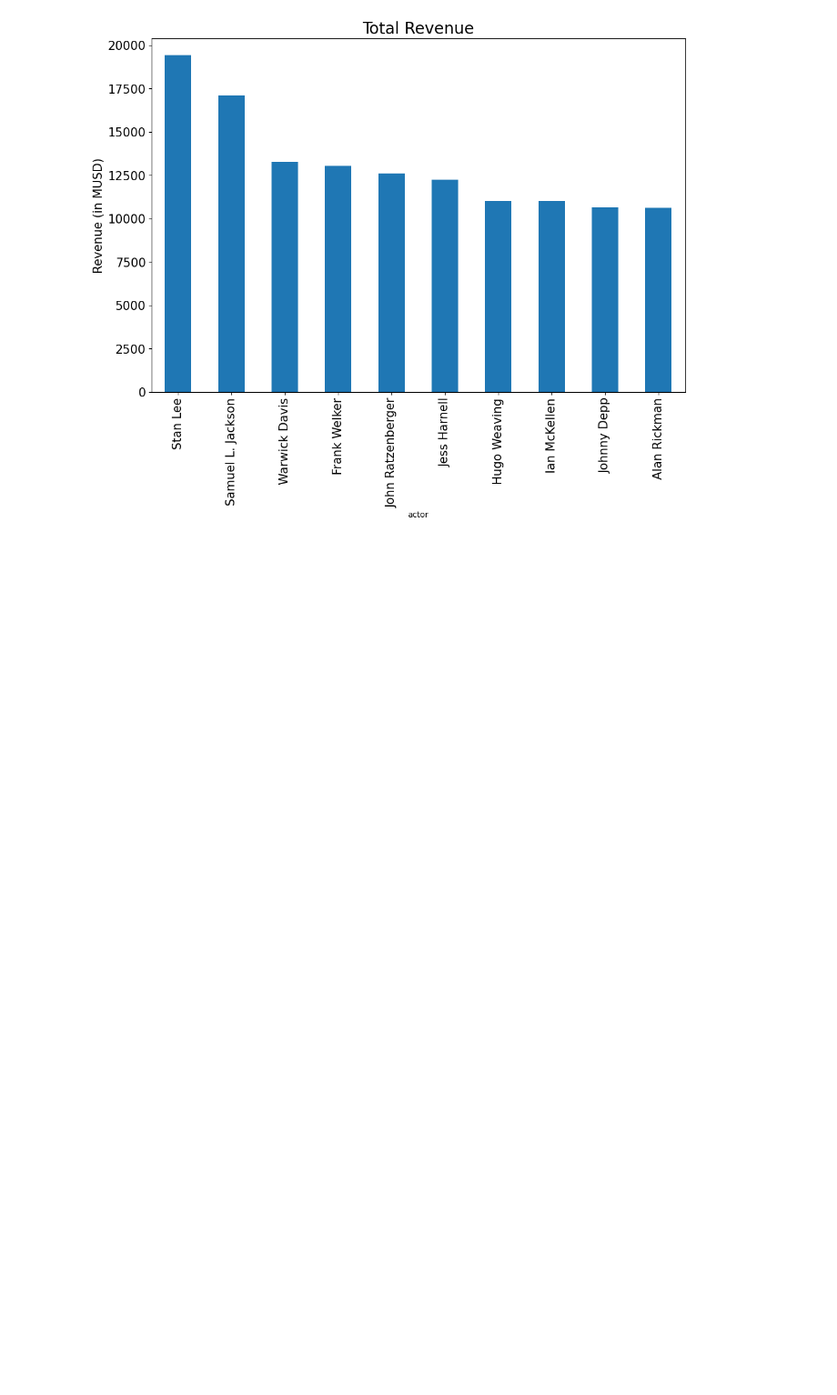
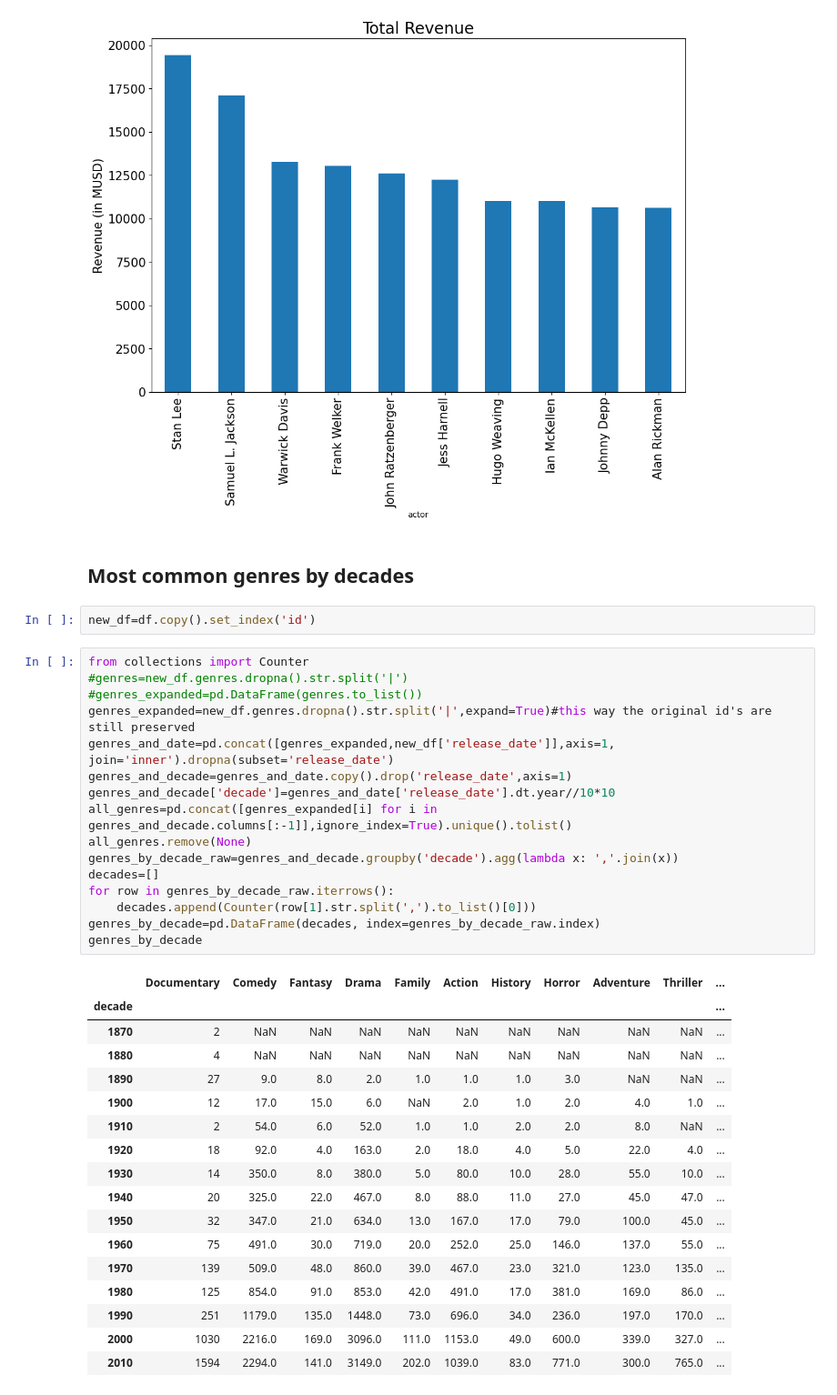
Before and after one commit to armandaske/projects-1, a Jupyter notebook: Project_01/Project_01_ProjectBrief_blank.ipynb, the cells around one changed output. Shown at 91% size. Cells and saved outputs as stored; diff of their text form; blank space fills up the shorter version.

```diff
--- a/Project_01/Project_01_ProjectBrief_blank.ipynb
+++ b/Project_01/Project_01_ProjectBrief_blank.ipynb
@@ -686,3 +686,41 @@ plt.ylabel("Revenue (in MUSD)", fontsize = 15)
 # %% [output]
 Text(0, 0.5, 'Revenue (in MUSD)')
 [figure]
+# %% [markdown]
+## Most common genres by decades
+# %%
+new_df=df.copy().set_index('id')
+# %%
+from collections import Counter
+#genres=new_df.genres.dropna().str.split('|')
+#genres_expanded=pd.DataFrame(genres.to_list())
+genres_expanded=new_df.genres.dropna().str.split('|',expand=True)#this way the original id's are still preserved
+genres_and_date=pd.concat([genres_expanded,new_df['release_date']],axis=1, join='inner').dropna(subset='release_date')
+genres_and_decade=genres_and_date.copy().drop('release_date',axis=1)
+genres_and_decade['decade']=genres_and_date['release_date'].dt.year//10*10
+all_genres=pd.concat([genres_expanded[i] for i in genres_and_decade.columns[:-1]],ignore_index=True).unique().tolist()
+all_genres.remove(None)
+genres_by_decade_raw=genres_and_decade.groupby('decade').agg(lambda x: ','.join(x))
+decades=[]
+for row in genres_by_decade_raw.iterrows():
+    decades.append(Counter(row[1].str.split(',').to_list()[0]))
+genres_by_decade=pd.DataFrame(decades, index=genres_by_decade_raw.index)
+genres_by_decade
+# %% [output]
+|  | Documentary | Comedy | Fantasy | Drama | Family | Action | History | Horror | Adventure | Thriller | ... |
+| decade |  |  |  |  |  |  |  |  |  |  | ... |
+| 1870 | 2 | NaN | NaN | NaN | NaN | NaN | NaN | NaN | NaN | NaN | ... |
+| 1880 | 4 | NaN | NaN | NaN | NaN | NaN | NaN | NaN | NaN | NaN | ... |
+| 1890 | 27 | 9.0 | 8.0 | 2.0 | 1.0 | 1.0 | 1.0 | 3.0 | NaN | NaN | ... |
+| 1900 | 12 | 17.0 | 15.0 | 6.0 | NaN | 2.0 | 1.0 | 2.0 | 4.0 | 1.0 | ... |
+| 1910 | 2 | 54.0 | 6.0 | 52.0 | 1.0 | 1.0 | 2.0 | 2.0 | 8.0 | NaN | ... |
+| 1920 | 18 | 92.0 | 4.0 | 163.0 | 2.0 | 18.0 | 4.0 | 5.0 | 22.0 | 4.0 | ... |
+| 1930 | 14 | 350.0 | 8.0 | 380.0 | 5.0 | 80.0 | 10.0 | 28.0 | 55.0 | 10.0 | ... |
+| 1940 | 20 | 325.0 | 22.0 | 467.0 | 8.0 | 88.0 | 11.0 | 27.0 | 45.0 | 47.0 | ... |
+| 1950 | 32 | 347.0 | 21.0 | 634.0 | 13.0 | 167.0 | 17.0 | 79.0 | 100.0 | 45.0 | ... |
+| 1960 | 75 | 491.0 | 30.0 | 719.0 | 20.0 | 252.0 | 25.0 | 146.0 | 137.0 | 55.0 | ... |
+| 1970 | 139 | 509.0 | 48.0 | 860.0 | 39.0 | 467.0 | 23.0 | 321.0 | 123.0 | 135.0 | ... |
+| 1980 | 125 | 854.0 | 91.0 | 853.0 | 42.0 | 491.0 | 17.0 | 381.0 | 169.0 | 86.0 | ... |
+| 1990 | 251 | 1179.0 | 135.0 | 1448.0 | 73.0 | 696.0 | 34.0 | 236.0 | 197.0 | 170.0 | ... |
+| 2000 | 1030 | 2216.0 | 169.0 | 3096.0 | 111.0 | 1153.0 | 49.0 | 600.0 | 339.0 | 327.0 | ... |
+| 2010 | 1594 | 2294.0 | 141.0 | 3149.0 | 202.0 | 1039.0 | 83.0 | 771.0 | 300.0 | 765.0 | ... |
```
Also changed, not shown: 14 other files.
